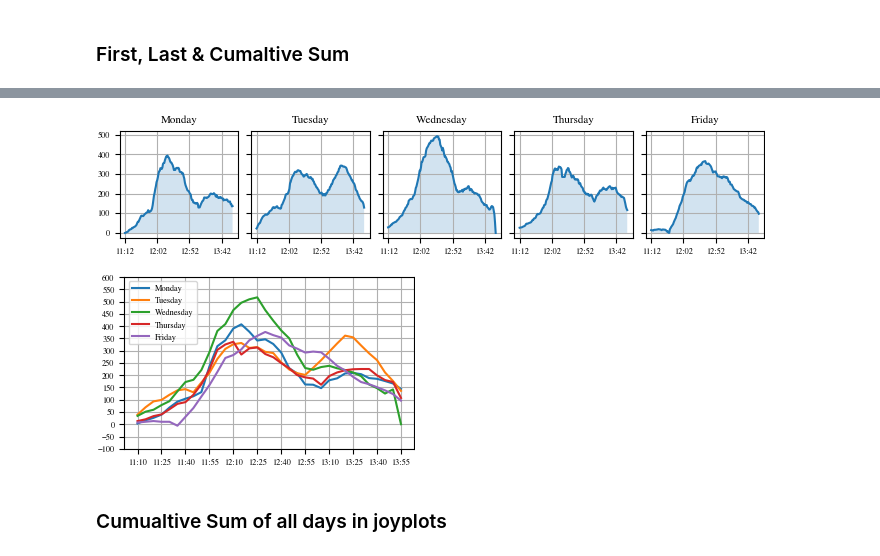
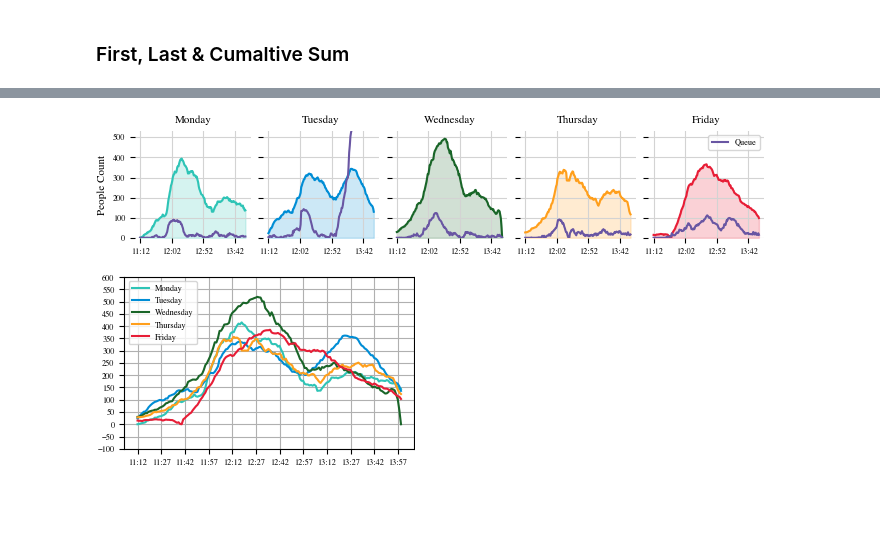
Before and after one commit to danielbischofff/dataLiteracyPeopleCounting, a Jupyter notebook: PeopleFlowMensa.ipynb, the cells around one changed output, grey strips where cells are left out. Cells and saved outputs as stored; diff of their text form; code cells hidden in the pictures; blank space fills up the shorter version.

Commit message:
adding Queue plots finishing plots

```diff
--- a/PeopleFlowMensa.ipynb
+++ b/PeopleFlowMensa.ipynb
@@ -14,0 +19,19 @@ import concurrent.futures
+# %%
+# Custom color palette
+cColorPal = {'violet' : '#6956a3','green' : '#196528', 'blue' : '#008dd5','sea_green': '#2ec4b6',  'orange' : '#ff9f1c', 'red' : '#e71d36'}
+
+# Create a figure and a subplot
+fig, ax = plt.subplots(1, 1, figsize=(10, 2))
+
+# Plot each color as a bar
+for i, color in enumerate(cColorPal.values()):
+    ax.bar(i, 1, color=color)
+
+# Remove y-axis
+ax.get_yaxis().set_visible(False)
+
+# Set x-axis ticks to color names
+ax.set_xticks(range(len(cColorPal)))
+ax.set_xticklabels(cColorPal.keys())
+
+plt.show()
@@ -673,60 +761,73 @@ d5Week
 # %%
-from matplotlib.ticker import MaxNLocator
 import matplotlib.dates as mdates
 plt.rcParams.update(figsizes.icml2022_full(nrows=1, ncols=5, height_to_width_ratio = 1.1))
 
 fig, axs = plt.subplots(nrows = 1, ncols = 5, sharey=True)  # Create 5 subplots in one row, sharing the same y-axis
 locsy, labels = plt.yticks()
 locsx, labels = plt.xticks()
 
 # Adjust the space between subplots
 plt.subplots_adjust(wspace=5.0)  # Adjust the space between subplots horizontally
 
 # Remove the box (spines) around the plot
 for spine in ['top', 'right', 'bottom', 'left']:
     ax.spines[spine].set_visible(False)
 
-axs[0].plot(d5Week['frame.time'], d5Week['count_CumSum_people_mean_Monday'])
-axs[1].plot(d5Week['frame.time'], d5Week['count_CumSum_people_mean_Tuesday'])
-axs[2].plot(d5Week['frame.time'], d5Week['count_CumSum_people_mean_Wednesday'])
-axs[3].plot(d5Week['frame.time'], d5Week['count_CumSum_people_mean_Thursday'])
-axs[4].plot(d5Week['frame.time'], d5Week['count_CumSum_people_mean_Friday'])
+axs[0].plot(d1PeopleQueueWeek['frame.time'], d1PeopleQueueWeek['count_CumSum_people_mean_Monday'], color=cColorPal['sea_green'])
+axs[1].plot(d1PeopleQueueWeek['frame.time'], d1PeopleQueueWeek['count_CumSum_people_mean_Tuesday'], color=cColorPal['blue'])
+axs[2].plot(d1PeopleQueueWeek['frame.time'], d1PeopleQueueWeek['count_CumSum_people_mean_Wednesday'], color=cColorPal['green'])
+axs[3].plot(d1PeopleQueueWeek['frame.time'], d1PeopleQueueWeek['count_CumSum_people_mean_Thursday'], color=cColorPal['orange'])
+axs[4].plot(d1PeopleQueueWeek['frame.time'], d1PeopleQueueWeek['count_CumSum_people_mean_Friday'], color=cColorPal['red'])
 
-axs[0].fill_between(d5Week['frame.time'], d5Week['count_CumSum_people_mean_Monday'], alpha=0.2)
-axs[1].fill_between(d5Week['frame.time'], d5Week['count_CumSum_people_mean_Tuesday'], alpha=0.2)
-axs[2].fill_between(d5Week['frame.time'], d5Week['count_CumSum_people_mean_Wednesday'], alpha=0.2)
-axs[3].fill_between(d5Week['frame.time'], d5Week['count_CumSum_people_mean_Thursday'], alpha=0.2)
-axs[4].fill_between(d5Week['frame.time'], d5Week['count_CumSum_people_mean_Friday'], alpha=0.2)
+axs[0].plot(d1PeopleQueueWeek['frame.time'], d1PeopleQueueWeek['queue_mean_count_Monday'], color=cColorPal['violet'])
+axs[1].plot(d1PeopleQueueWeek['frame.time'], d1PeopleQueueWeek['queue_mean_count_Tuesday'], color=cColorPal['violet'])
+axs[2].plot(d1PeopleQueueWeek['frame.time'], d1PeopleQueueWeek['queue_mean_count_Wednesday'], color=cColorPal['violet'])
+axs[3].plot(d1PeopleQueueWeek['frame.time'], d1PeopleQueueWeek['queue_mean_count_Thursday'], color=cColorPal['violet'])
+axs[4].plot(d1PeopleQueueWeek['frame.time'], d1PeopleQueueWeek['queue_mean_count_Friday'], color=cColorPal['violet'], label ='Queue')
+
+axs[0].fill_between(d1PeopleQueueWeek['frame.time'], d1PeopleQueueWeek['count_CumSum_people_mean_Monday'], alpha=0.2, color=cColorPal['sea_green'])
+axs[1].fill_between(d1PeopleQueueWeek['frame.time'], d1PeopleQueueWeek['count_CumSum_people_mean_Tuesday'], alpha=0.2, color=cColorPal['blue'])
+axs[2].fill_between(d1PeopleQueueWeek['frame.time'], d1PeopleQueueWeek['count_CumSum_people_mean_Wednesday'], alpha=0.2, color=cColorPal['green'])
+axs[3].fill_between(d1PeopleQueueWeek['frame.time'], d1PeopleQueueWeek['count_CumSum_people_mean_Thursday'], alpha=0.2, color=cColorPal['orange'])
+axs[4].fill_between(d1PeopleQueueWeek['frame.time'], d1PeopleQueueWeek['count_CumSum_people_mean_Friday'], alpha=0.2, color=cColorPal['red'])
+
+# Remove the box (spines) around the plot
+for ax in axs:
+    for spine in ['top', 'right', 'bottom', 'left']:
+        ax.spines[spine].set_visible(False)
 
 titles = ['Monday','Tuesday','Wednesday','Thursday','Friday']
 
-# FiXME time ticks
 for i, ax in enumerate(axs):
     ax.xaxis.set_major_locator(MaxNLocator(nbins=4))
-    ax.grid(True)
+    ax.grid(True, color='lightgrey')
     ax.set_title(titles[i])  # Add a title to each subplot
+    # ax.set_xlabel('Time')
 
+axs[0].set_ylabel('People Count')
 
+axs[4].legend()
+
+plt.ylim(0,530)
 plt.savefig('./plots/cumSumWeek.pdf')
 plt.show()
 # %% [output]
-[figure, old version]
+[figure, new version]
 # %%
 plt.rcParams.update(bundles.icml2022(column='half', nrows=1, ncols=1, usetex=False))
-plt.plot(d5Week['frame.time'],d5Week['count_CumSum_Monday'], label='Monday')
-plt.plot(d5Week['frame.time'],d5Week['count_CumSum_Tuesday'], label='Tuesday')
-plt.plot(d5Week['frame.time'],d5Week['count_CumSum_Wednesday'], label='Wednesday')
-plt.plot(d5Week['frame.time'],d5Week['count_CumSum_Thursday'], label='Thursday')
-plt.plot(d5Week['frame.time'],d5Week['count_CumSum_Friday'], label='Friday')
+plt.plot(d1PeopleQueueWeek['frame.time'],d1PeopleQueueWeek['count_CumSum_Monday'], label='Monday', color=cColorPal['sea_green'])
+plt.plot(d1PeopleQueueWeek['frame.time'],d1PeopleQueueWeek['count_CumSum_Tuesday'], label='Tuesday', color=cColorPal['blue'])
+plt.plot(d1PeopleQueueWeek['frame.time'],d1PeopleQueueWeek['count_CumSum_Wednesday'], label='Wednesday', color=cColorPal['green'])
+plt.plot(d1PeopleQueueWeek['frame.time'],d1PeopleQueueWeek['count_CumSum_Thursday'], label='Thursday', color=cColorPal['orange'])
+plt.plot(d1PeopleQueueWeek['frame.time'],d1PeopleQueueWeek['count_CumSum_Friday'], label='Friday', color=cColorPal['red'])
 locsy, labels = plt.yticks()
 locsx, labels = plt.xticks()
 plt.legend()
 plt.yticks(np.linspace(min(locsy), max(locsy), num=15))
-plt.xticks(locsx[::3])
+
+plt.xticks(locsx[::15])
 plt.grid(True)
 plt.savefig('./plots/cumSumWeek.pdf')
 plt.show()
 # %% [output]
-[figure, old version]
+[figure, new version]
-# %% [markdown]
-### Cumualtive Sum of all days in joyplots
```
Also changed, not shown: parts of 50 cells of this notebook.
